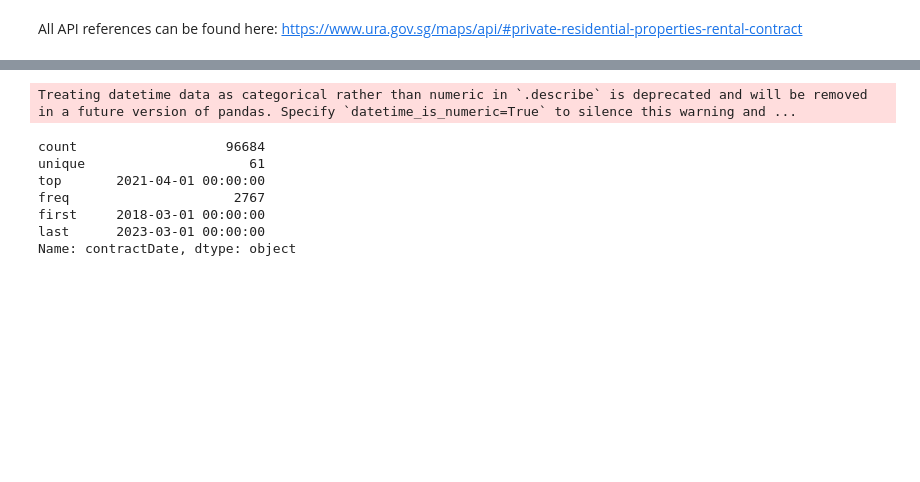
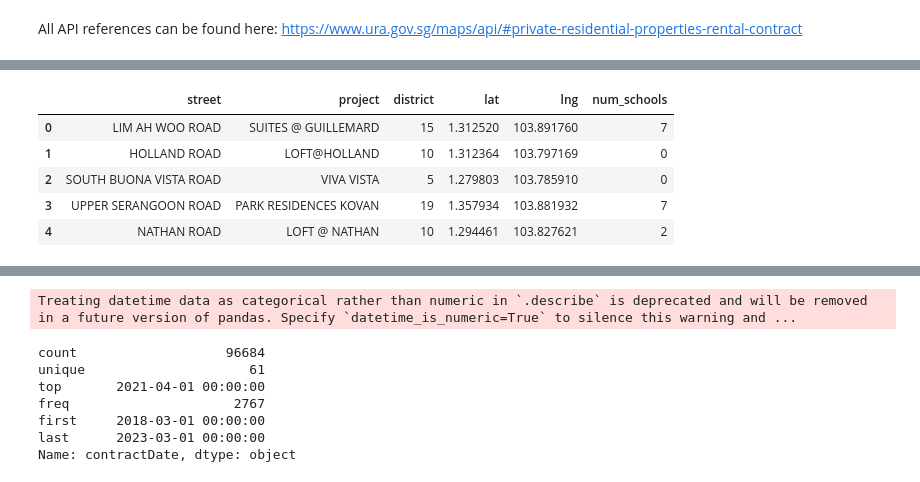
Before and after one commit to raykim87/projects, a Jupyter notebook: URA_property_price_prediction/URA_GeoAttributes.ipynb, the cells around one changed output, grey strips where cells are left out. Drawn from its saved outputs; the diff is of its cells as text; code cells hidden in the pictures; blank space fills up the shorter version.

```diff
--- a/URA_property_price_prediction/URA_GeoAttributes.ipynb
+++ b/URA_property_price_prediction/URA_GeoAttributes.ipynb
@@ -250,0 +198,6 @@ school_lat
+# %%
+geocode = \
+geocode.rename({'num_schools': 'num_schools_1km',
+                'supermarkets': 'num_supermarkets_500m',
+                'num_mrt_stations': 'num_mrt_stations_500m',
+               }, axis=1)
@@ -250,0 +295,9 @@ school_lat
+# %%
+geocode.head()
+# %% [output]
+|  | street | project | district | lat | lng | num_schools |
+| 0 | LIM AH WOO ROAD | SUITES @ GUILLEMARD | 15 | 1.312520 | 103.891760 | 7 |
+| 1 | HOLLAND ROAD | LOFT@HOLLAND | 10 | 1.312364 | 103.797169 | 0 |
+| 2 | SOUTH BUONA VISTA ROAD | VIVA VISTA | 5 | 1.279803 | 103.785910 | 0 |
+| 3 | UPPER SERANGOON ROAD | PARK RESIDENCES KOVAN | 19 | 1.357934 | 103.881932 | 7 |
+| 4 | NATHAN ROAD | LOFT @ NATHAN | 10 | 1.294461 | 103.827621 | 2 |
```
Also changed, not shown: parts of 34 cells of this notebook, 17 other files.
